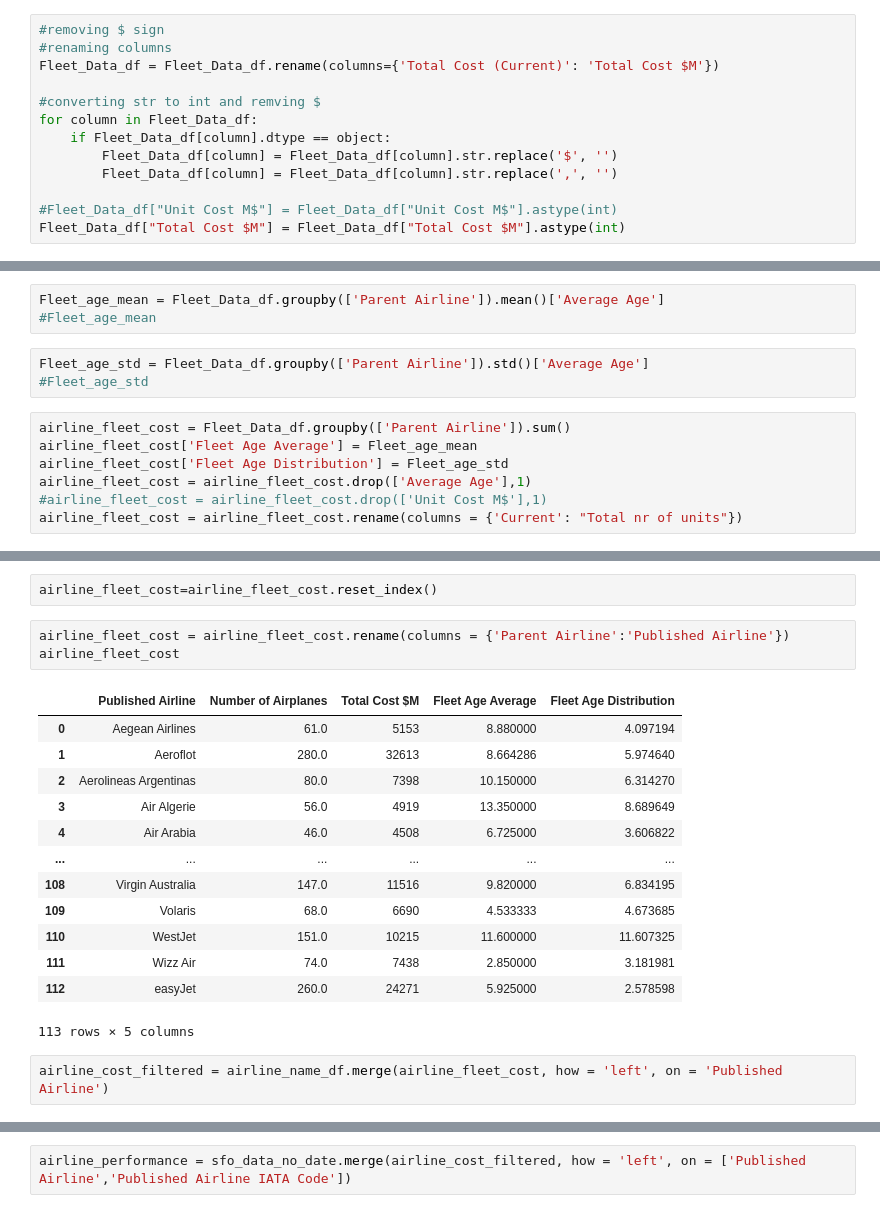
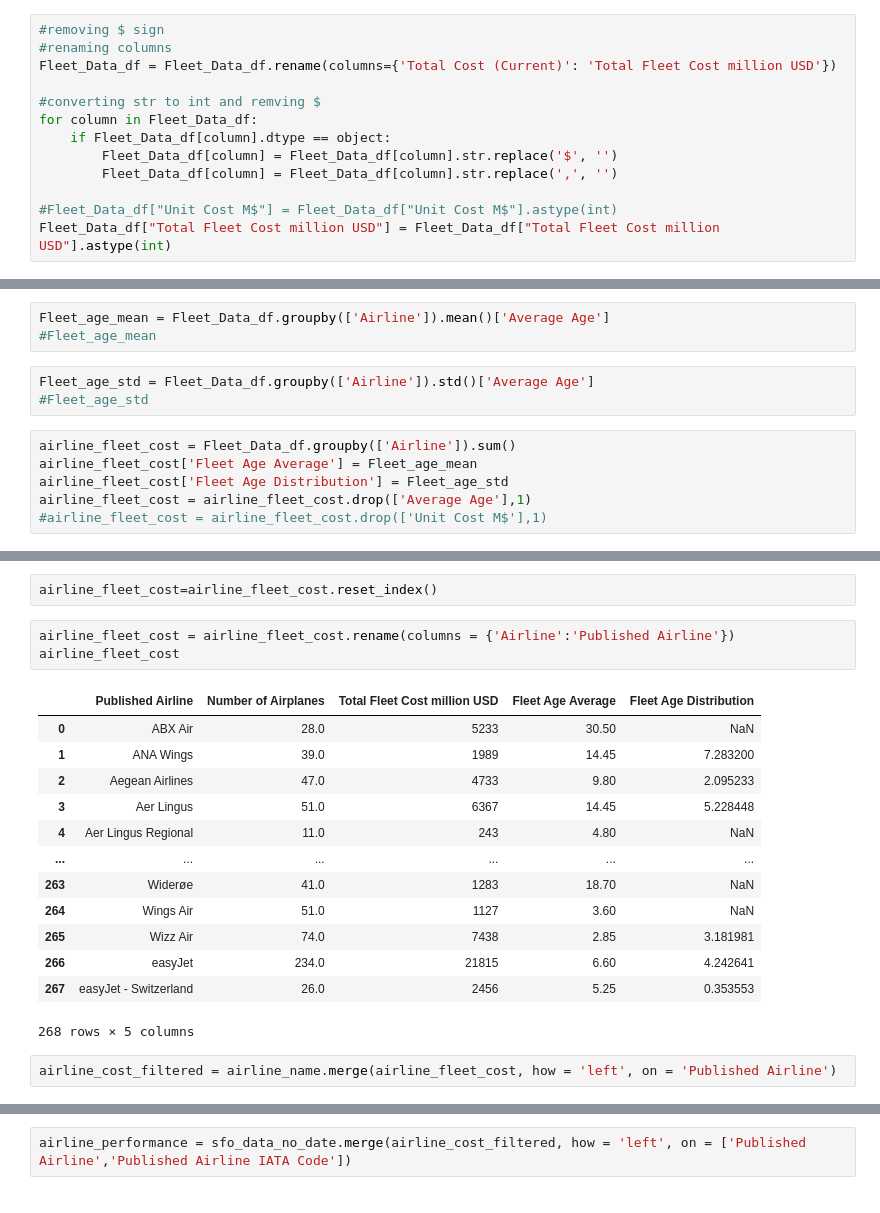
Before and after one commit to Alexlamp/final_project_group1, a Jupyter notebook: Data_ETL.ipynb, the cells around one changed output, grey strips where cells are left out. Drawn from its saved outputs; the diff is of its cells as text.

Commit message:
updated ETL and unsupervised machine learning
added 1 more data filter to catch outliers after joining tables in ETL
Updated ML code

```diff
--- a/Data_ETL.ipynb
+++ b/Data_ETL.ipynb
@@ -902,7 +931,7 @@ Average Age has 0 missing data
 # %%
 #removing $ sign
 #renaming columns
-Fleet_Data_df = Fleet_Data_df.rename(columns={'Total Cost (Current)': 'Total Cost $M'})
+Fleet_Data_df = Fleet_Data_df.rename(columns={'Total Cost (Current)': 'Total Fleet Cost million USD'})
 
 #converting str to int and remving $
 for column in Fleet_Data_df:
@@ -911,7 +940,7 @@ for column in Fleet_Data_df:
         Fleet_Data_df[column] = Fleet_Data_df[column].str.replace(',', '')
 
 #Fleet_Data_df["Unit Cost M$"] = Fleet_Data_df["Unit Cost M$"].astype(int)
-Fleet_Data_df["Total Cost $M"] = Fleet_Data_df["Total Cost $M"].astype(int)
+Fleet_Data_df["Total Fleet Cost million USD"] = Fleet_Data_df["Total Fleet Cost million USD"].astype(int)
 # %%
 Fleet_Data_df.dtypes
 # %% [output]
@@ -943,17 +972,16 @@ Fleet_cost = Fleet_Data_df.groupby(['Parent Airline']).sum()['Total Cost $M']
 #Fleet_cost
 # %%
-Fleet_age_mean = Fleet_Data_df.groupby(['Parent Airline']).mean()['Average Age']
+Fleet_age_mean = Fleet_Data_df.groupby(['Airline']).mean()['Average Age']
 #Fleet_age_mean
 # %%
-Fleet_age_std = Fleet_Data_df.groupby(['Parent Airline']).std()['Average Age']
+Fleet_age_std = Fleet_Data_df.groupby(['Airline']).std()['Average Age']
 #Fleet_age_std
 # %%
-airline_fleet_cost = Fleet_Data_df.groupby(['Parent Airline']).sum()
+airline_fleet_cost = Fleet_Data_df.groupby(['Airline']).sum()
 airline_fleet_cost['Fleet Age Average'] = Fleet_age_mean
 airline_fleet_cost['Fleet Age Distribution'] = Fleet_age_std
 airline_fleet_cost = airline_fleet_cost.drop(['Average Age'],1)
 #airline_fleet_cost = airline_fleet_cost.drop(['Unit Cost M$'],1)
-airline_fleet_cost = airline_fleet_cost.rename(columns = {'Current': "Total nr of units"})
 # %%
 airline_fleet_cost
 # %% [output]
@@ -974,23 +1002,23 @@ airline_fleet_cost
 # %%
 airline_fleet_cost=airline_fleet_cost.reset_index()
 # %%
-airline_fleet_cost = airline_fleet_cost.rename(columns = {'Parent Airline':'Published Airline'})
+airline_fleet_cost = airline_fleet_cost.rename(columns = {'Airline':'Published Airline'})
 airline_fleet_cost
 # %% [output]
-|  | Published Airline | Number of Airplanes | Total Cost $M | Fleet Age Average | Fleet Age Distribution |
-| 0 | Aegean Airlines | 61.0 | 5153 | 8.880000 | 4.097194 |
-| 1 | Aeroflot | 280.0 | 32613 | 8.664286 | 5.974640 |
-| 2 | Aerolineas Argentinas | 80.0 | 7398 | 10.150000 | 6.314270 |
-| 3 | Air Algerie | 56.0 | 4919 | 13.350000 | 8.689649 |
-| 4 | Air Arabia | 46.0 | 4508 | 6.725000 | 3.606822 |
+|  | Published Airline | Number of Airplanes | Total Fleet Cost million USD | Fleet Age Average | Fleet Age Distribution |
+| 0 | ABX Air | 28.0 | 5233 | 30.50 | NaN |
+| 1 | ANA Wings | 39.0 | 1989 | 14.45 | 7.283200 |
+| 2 | Aegean Airlines | 47.0 | 4733 | 9.80 | 2.095233 |
+| 3 | Aer Lingus | 51.0 | 6367 | 14.45 | 5.228448 |
+| 4 | Aer Lingus Regional | 11.0 | 243 | 4.80 | NaN |
 | ... | ... | ... | ... | ... | ... |
-| 108 | Virgin Australia | 147.0 | 11516 | 9.820000 | 6.834195 |
-| 109 | Volaris | 68.0 | 6690 | 4.533333 | 4.673685 |
-| 110 | WestJet | 151.0 | 10215 | 11.600000 | 11.607325 |
-| 111 | Wizz Air | 74.0 | 7438 | 2.850000 | 3.181981 |
-| 112 | easyJet | 260.0 | 24271 | 5.925000 | 2.578598 |
+| 263 | Widerøe | 41.0 | 1283 | 18.70 | NaN |
+| 264 | Wings Air | 51.0 | 1127 | 3.60 | NaN |
+| 265 | Wizz Air | 74.0 | 7438 | 2.85 | 3.181981 |
+| 266 | easyJet | 234.0 | 21815 | 6.60 | 4.242641 |
+| 267 | easyJet - Switzerland | 26.0 | 2456 | 5.25 | 0.353553 |
-113 rows × 5 columns
+268 rows × 5 columns
 # %%
-airline_cost_filtered = airline_name_df.merge(airline_fleet_cost, how = 'left', on = 'Published Airline')
+airline_cost_filtered = airline_name.merge(airline_fleet_cost, how = 'left', on = 'Published Airline')
 # %%
 airline_cost_filtered = airline_cost_filtered.dropna()
```
Also changed, not shown: parts of 158 cells of this notebook.
